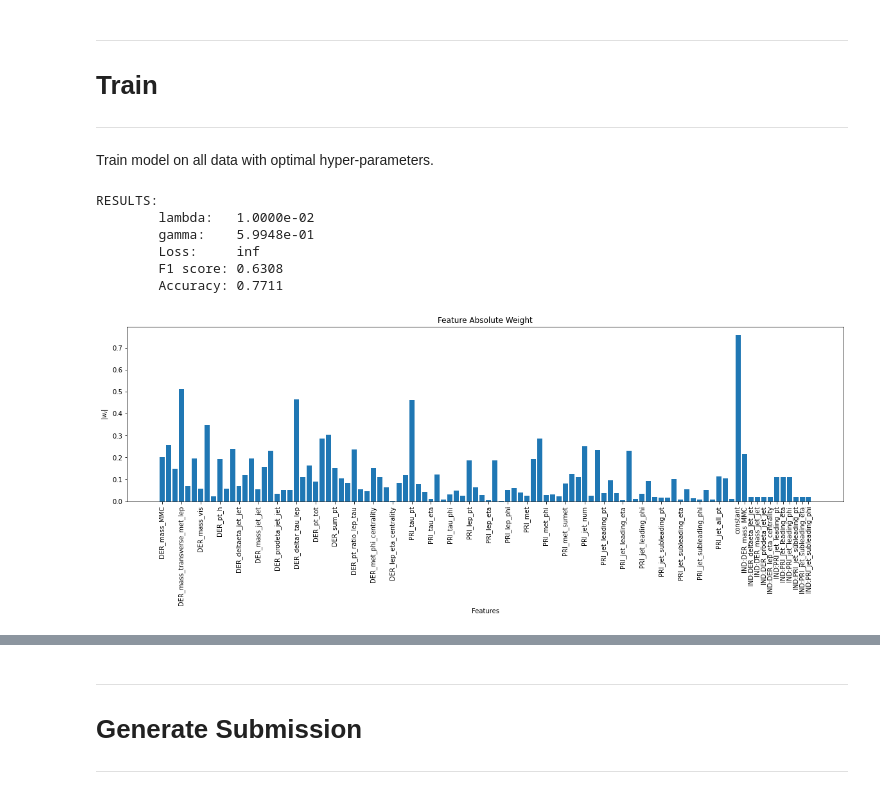
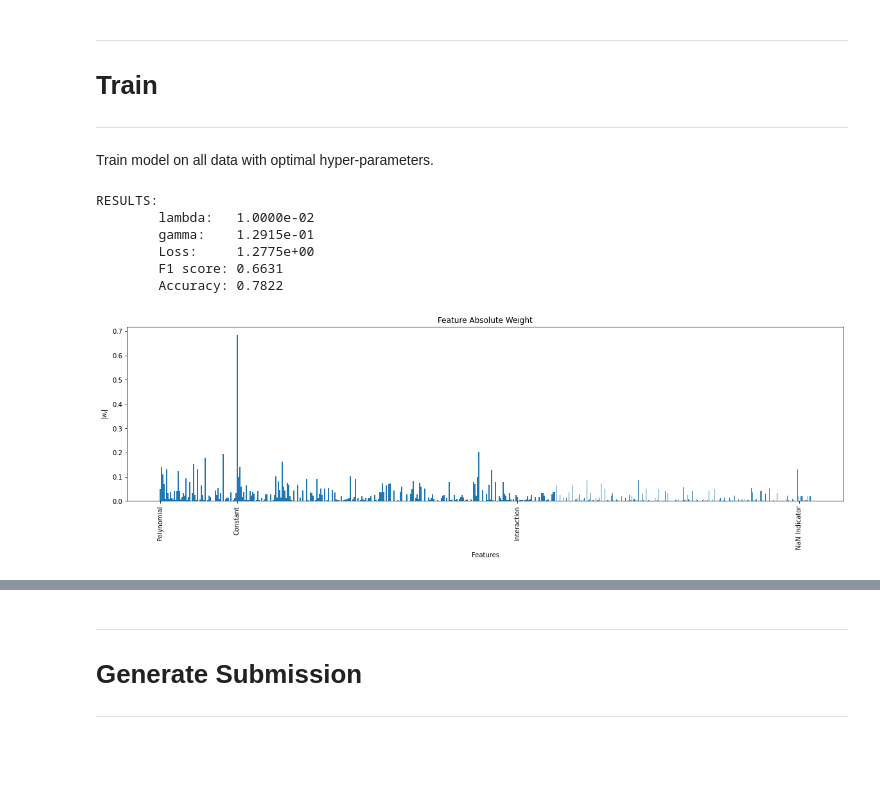
Before and after one commit to itslwg/epflml-projects, a Jupyter notebook: Project_1/david_eda.ipynb, the cells around one changed output, grey strips where cells are left out. Cells and saved outputs as stored; diff of their text form; code cells hidden in the pictures; blank space fills up the shorter version.

Commit message:
[WIP] try out interaction term

```diff
--- a/Project_1/david_eda.ipynb
+++ b/Project_1/david_eda.ipynb
@@ -358,7 +365,7 @@ reg = 2 # L2 regularization
 k_fold = 4
 verbose = 1
 
-degree = 3
+degree = 2
 
 tx = np.asarray(train.drop(columns=['Id','Prediction']))
 y = np.asarray(train['Prediction'])
@@ -445,7 +476,7 @@ tx_te, _, _ = prepare_feautres(tx_te, degree, mean)
 w, loss = reg_logistic_regression(
                 y=y_tr,
                 tx=tx_tr,
-                initial_w=np.ones((tx_tr.shape[1])),
+                initial_w=np.zeros((tx_tr.shape[1])),
                 lambda_=min_lambda,
                 gamma=min_gamma,
                 max_iters=max_iters,
@@ -467,23 +498,53 @@ print(f'\tAccuracy: {acc:.4f}')
 # %% [output]
 RESULTS:
         lambda:   1.0000e-02
-        gamma:    5.9948e-01
-        Loss:     inf
-        F1 score: 0.6308
-        Accuracy: 0.7711
+        gamma:    1.2915e-01
+        Loss:     1.2775e+00
+        F1 score: 0.6631
+        Accuracy: 0.7822
 # %%
+def feature_labels_full(df, nan_cols, degree):
+    col_names = [col for col in df.drop(columns=['Id','Prediction'])]
+
+    poly_labels = []
+    for name in col_names:
+        for d in range(degree):
+            poly_labels.append(f'{name}^{d}')
+
+    int_labels = []
+    for pair in combinations(col_names,2):
+        int_labels.append(f'{pair[0]} x {pair[1]}')
+
+    nan_labels = [f'IND:{col}' for col in train.drop(columns=['Id','Prediction']).iloc[:,nan_cols]]
+
+    labels = poly_labels + ['constant'] + int_labels + nan_labels
+
+    idx = np.arange(len(labels))
+    idx[:len(col_names)+1] *= degree
+    idx[len(col_names)+1:] += idx[len(col_names)] - idx[len(col_names)+1] + 1
+
+    return idx, labels
+
+def feature_labels_regions(df, w, nan_cols, degree):
+    labels = ['Polynomial','Constant','Interaction','NaN Indicator']
+
+    idx = np.zeros(len(labels))
+    idx[1] = (df.shape[1]-2)*degree
+    idx[3] = w.shape[0] - nan_cols.shape[0] + 1
+    idx[2] = (idx[1] + idx[3])//2
+
+    return idx, labels
+
+
+
 # Plot feature weights
 fig = plt.figure(figsize=(20,5))
 plt.bar(np.arange(w.shape[0]), abs(w))
 
-col_names = [col for col in train.drop(columns=['Id','Prediction'])]
-labels = col_names + ['constant'] + [f'IND:{col}' for col in train.drop(columns=['Id','Prediction']).iloc[:,nan_cols]]
-idx = np.arange(len(labels))
-idx[:len(col_names)+1] *= degree
-idx[len(col_names)+1:] += idx[len(col_names)] - idx[len(col_names)+1] + 1
+idx, labels = feature_labels_regions(train, w, nan_cols, degree)
 plt.xticks(idx, labels, rotation=90)
 plt.xlabel('Features')
 plt.ylabel('$|w_i|$')
 plt.title('Feature Absolute Weight');
 # %% [output]
-[figure, old version]
+[figure, new version]
```
Also changed, not shown: parts of 10 cells of this notebook.
